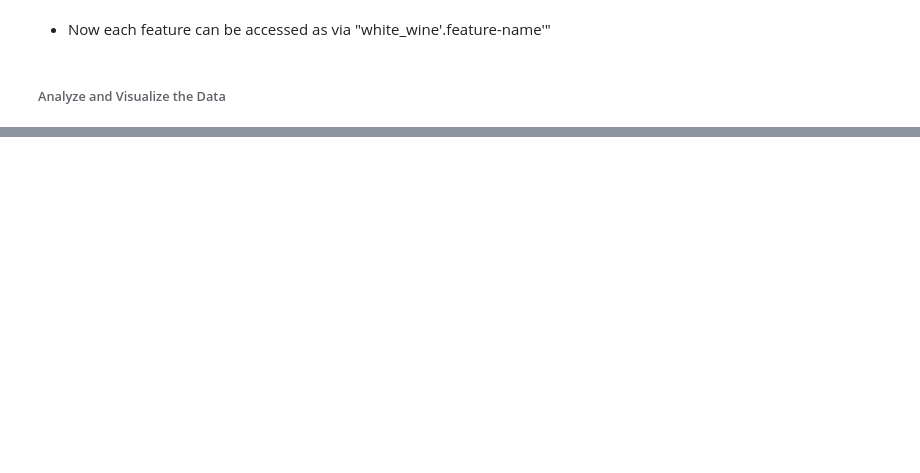
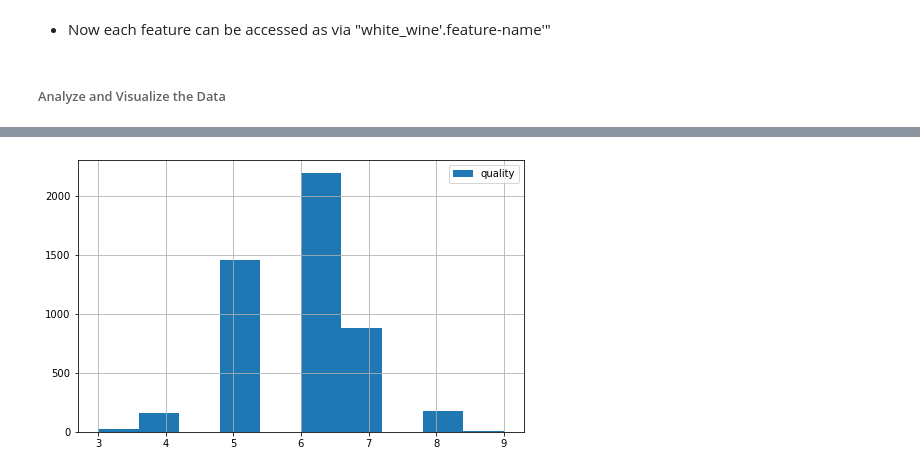
Before and after one commit to faroukkbello/White-Wine-EDA, a Jupyter notebook: White Wine EDA.ipynb, the cells around one changed output, grey strips where cells are left out. Drawn from its saved outputs; the diff is of its cells as text; code cells hidden in the pictures; blank space fills up the shorter version.

```diff
--- a/White Wine EDA.ipynb
+++ b/White Wine EDA.ipynb
@@ -173,0 +271,6 @@ Index(['fixed_acidity', 'volatile_acidity', 'citric_acid', 'residual_sugar',
+# %%
+plt.figure(figsize=(8, 5))
+target_white_wine.hist(legend=True)
+plt.show()
+# %% [output]
+[figure, added]
```
Also changed, not shown: parts of 33 cells of this notebook.
